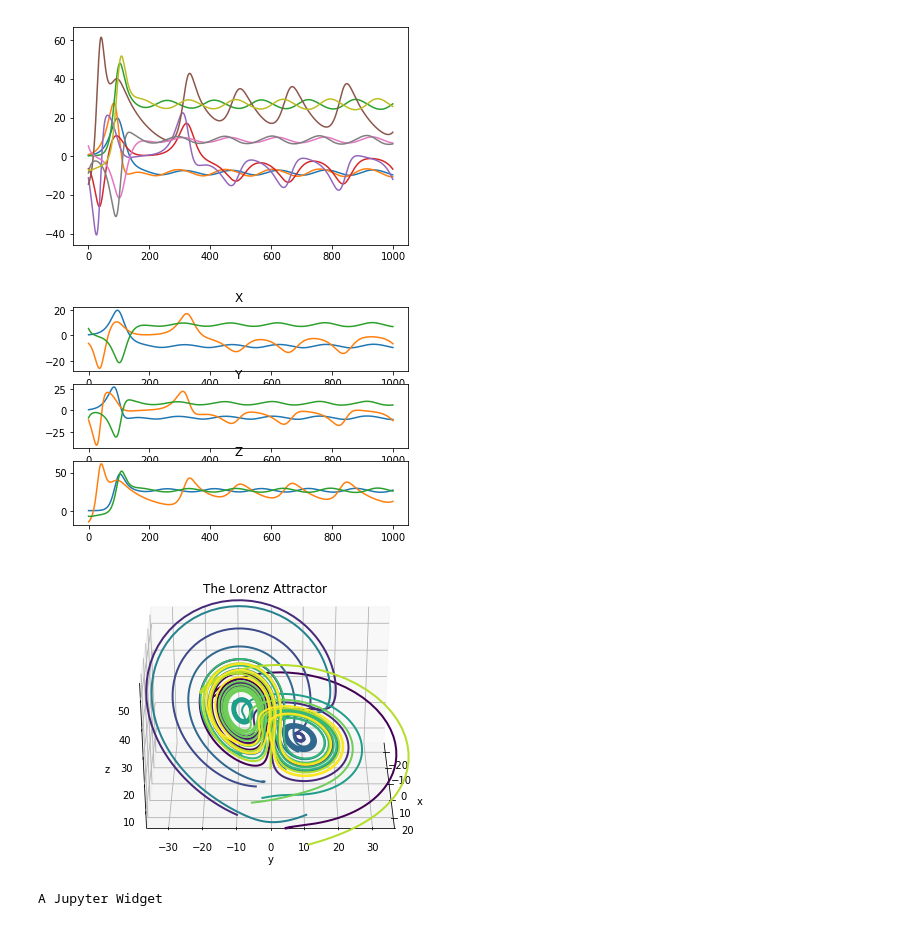
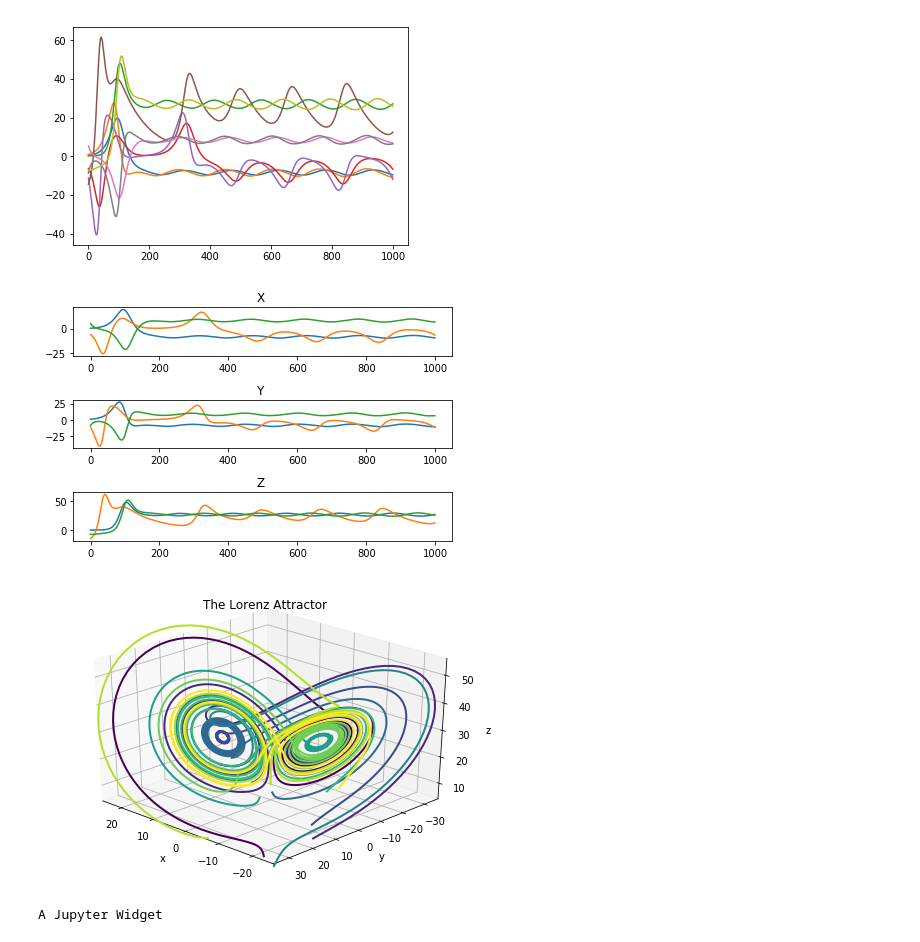
Before and after one commit to tgibbons-css/Keras_LSTM, a Jupyter notebook: Lorenz System- Tom updates.ipynb, the cells around one changed output. Drawn from its saved outputs; the diff is of its cells as text; code cells hidden in the pictures.

```diff
--- a/Lorenz System- Tom updates.ipynb
+++ b/Lorenz System- Tom updates.ipynb
@@ -176,33 +176,33 @@ plt.plot(lor3)
  <matplotlib.lines.Line2D at 0x...>]
 [figure]
 # %%
-
 plt.subplot(3 ,1, 1)
 plt.title("X ")
 plt.plot(lor1[:,0:1] )
 plt.plot(lor2[:,0:1] )
 plt.plot(lor3[:,0:1] )
 #plt.show()
 
 plt.subplot(3, 1, 2)
 plt.title("Y ")
 plt.plot(lor1[:,1:2] )
 plt.plot(lor2[:,1:2] )
 plt.plot(lor3[:,1:2] )
 #plt.show()
 
 plt.subplot(3, 1, 3)
 plt.title("Z ")
 plt.plot(lor1[:,2:3] )
 plt.plot(lor2[:,2:3] )
 plt.plot(lor3[:,2:3] )
+plt.tight_layout() #add spacing between subplots
 plt.show()
 # %% [output]
-[figure, old version]
+[figure, new version]
 # %%
-t, x_t = solve_lorenz_graph(angle=0, N=10) #angle initially at 0, butterfly at 134
+t, x_t = solve_lorenz_graph(angle=134, N=10) #angle initially at 0, butterfly at 134
 # %% [output]
-[figure, old version]
+[figure, new version]
 # %%
 
 widget = interactive(solve_lorenz_graph, angle=(0.,360.), max_time=(0.1, 10.0),
```
Also changed, not shown: parts of 8 cells of this notebook.
